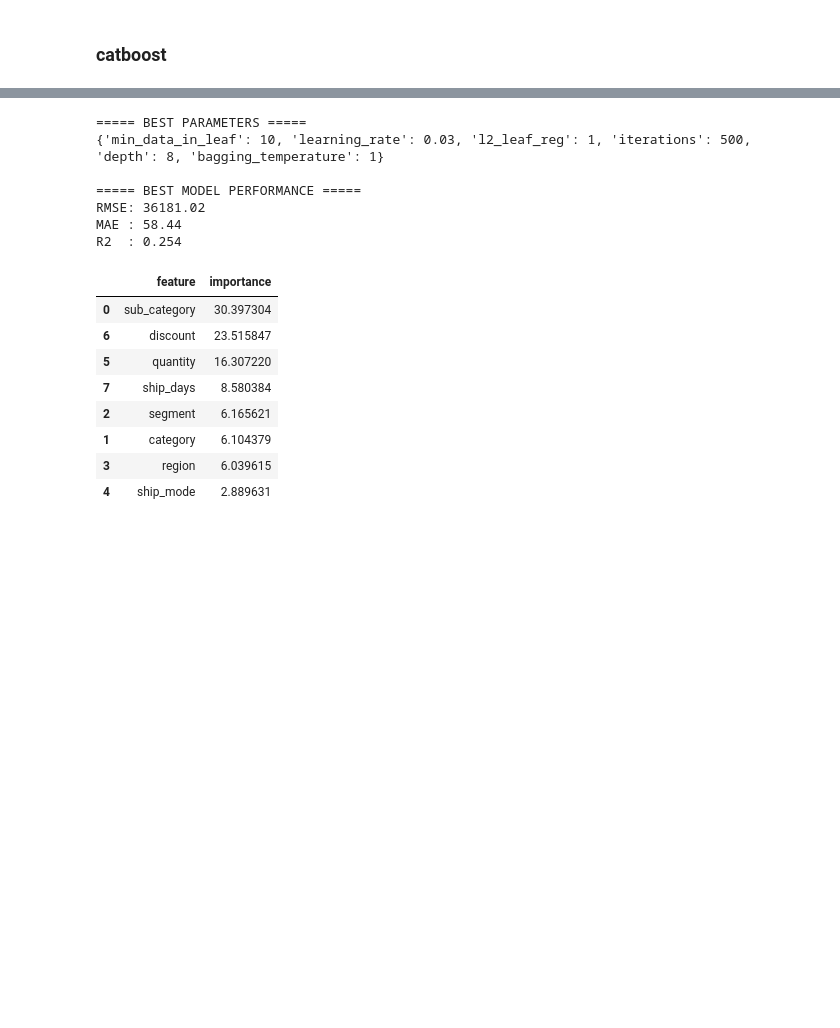
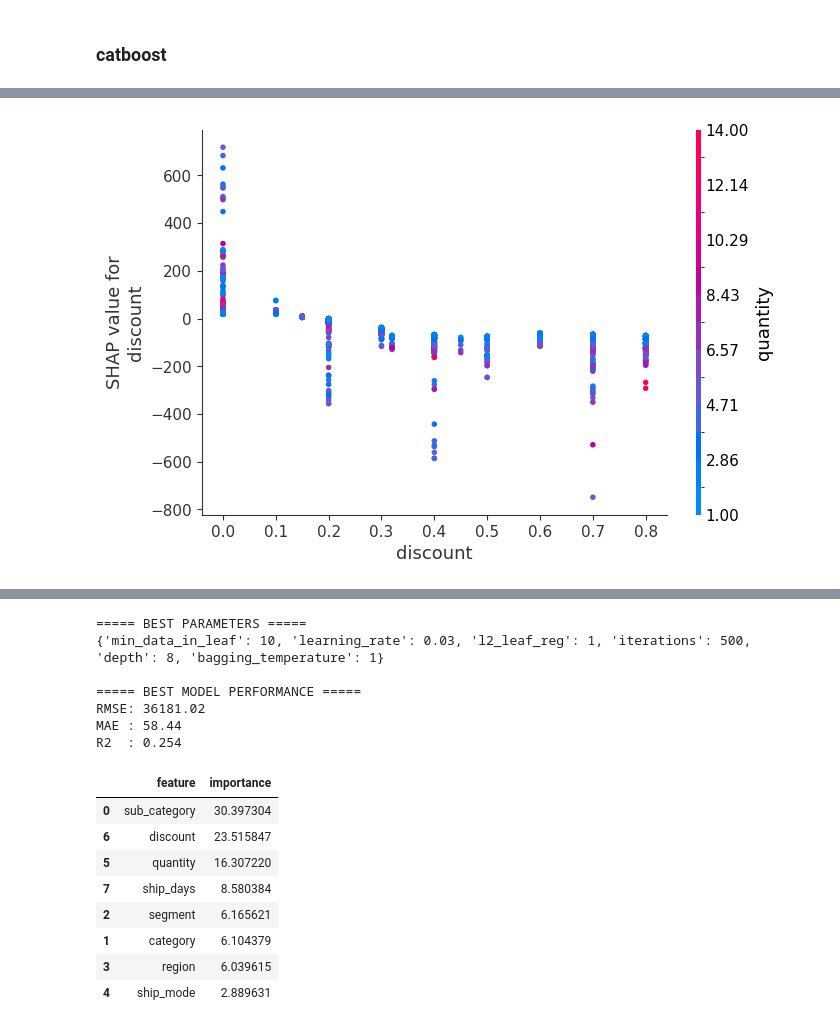
Before and after one commit to quynhho27/Superstore-Sales-Discount-Strategy-, a Jupyter notebook: Superstore Analysis.ipynb, the cells around one changed output, grey strips where cells are left out. Drawn from its saved outputs; the diff is of its cells as text; code cells hidden in the pictures; blank space fills up the shorter version.

```diff
--- a/Superstore Analysis.ipynb
+++ b/Superstore Analysis.ipynb
@@ -1046,0 +1093,3 @@ cat_feature_indices = [
+# %%
+study = optuna.create_study(direction='maximize')
+study.optimize(objective, n_trials=10)
@@ -1046,0 +1111,3 @@ cat_feature_indices = [
+# %%
+best_params = study.best_params
+print(best_params)
@@ -1046,0 +1116,12 @@ cat_feature_indices = [
+# %%
+best_model = CatBoostRegressor(
+    **best_params,
+    loss_function='RMSE',
+    random_seed=81,
+    verbose=0
+)
+
+best_model.fit(
+    X_train, y_train,
+    cat_features=cat_feature_indices
+)
@@ -1046,0 +1167,13 @@ cat_feature_indices = [
+# %%
+import shap
+
+explainer = shap.TreeExplainer(best_model)
+shap_values = explainer.shap_values(X_train)
+
+shap.dependence_plot(
+    "discount",          # feature
+    shap_values,
+    X_train
+)
+# %% [output]
+[figure, added]
```
Also changed, not shown: parts of 61 cells of this notebook, 6 other files.
